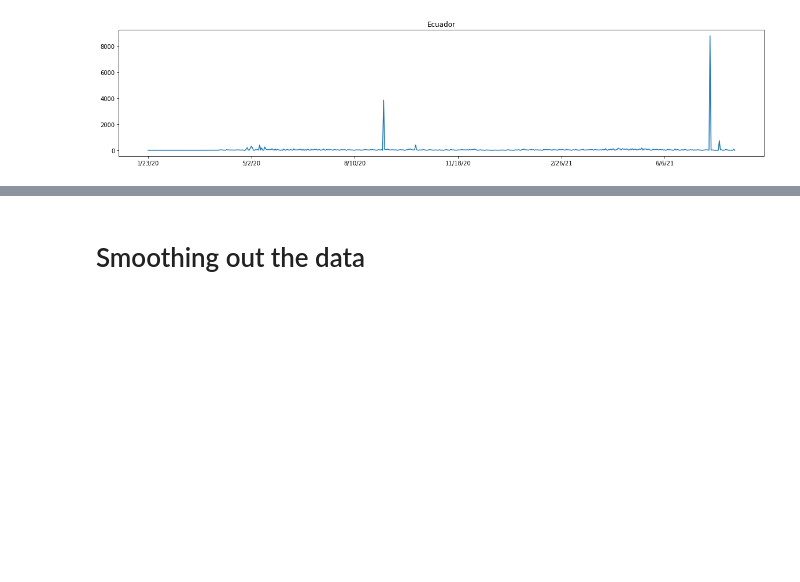
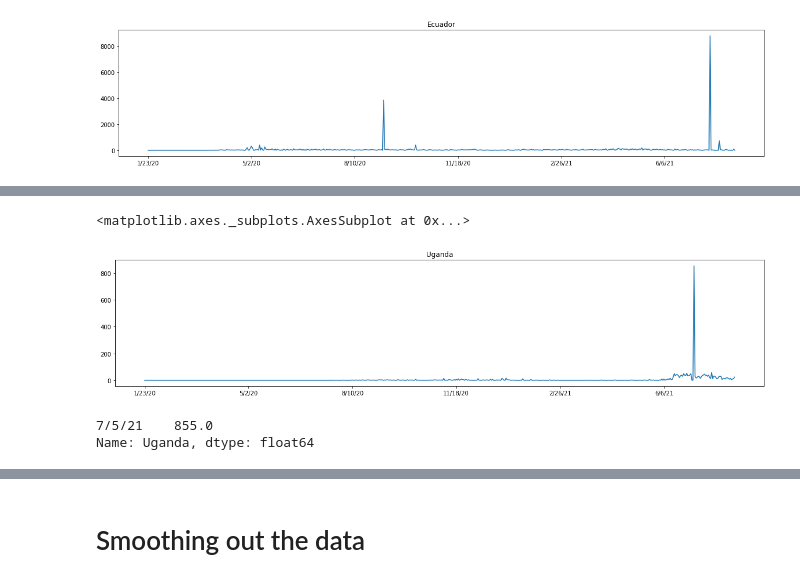
Before and after one commit to Edigiraldo/covid-deaths-predictor, a Jupyter notebook: Process_covid_deaths_data.ipynb, the cells around one changed output, grey strips where cells are left out. Drawn from its saved outputs; the diff is of its cells as text; code cells hidden in the pictures; blank space fills up the shorter version.

```diff
--- a/Process_covid_deaths_data.ipynb
+++ b/Process_covid_deaths_data.ipynb
@@ -207,0 +248,10 @@ Output hidden; open in https://colab.research.google.com to view.
+# %%
+covid_deaths_df.loc['Uganda'].plot(figsize=(20, 4), title='Uganda')
+# %% [output]
+<matplotlib.axes._subplots.AxesSubplot at 0x...>
+[figure, added]
+# %%
+covid_deaths_df.loc['Uganda', covid_deaths_df.loc['Uganda'] > 200]
+# %% [output]
+7/5/21    855.0
+Name: Uganda, dtype: float64
```
Also changed, not shown: parts of 27 cells of this notebook, 1 other file.
